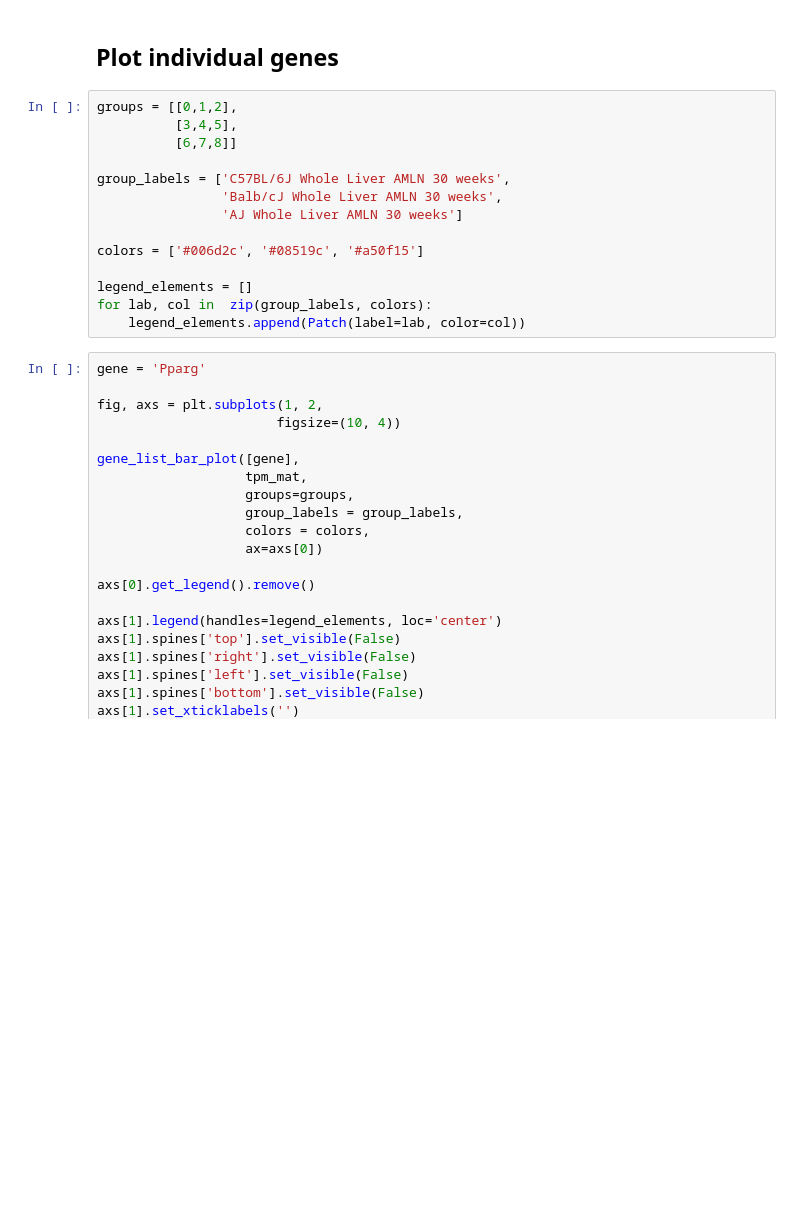
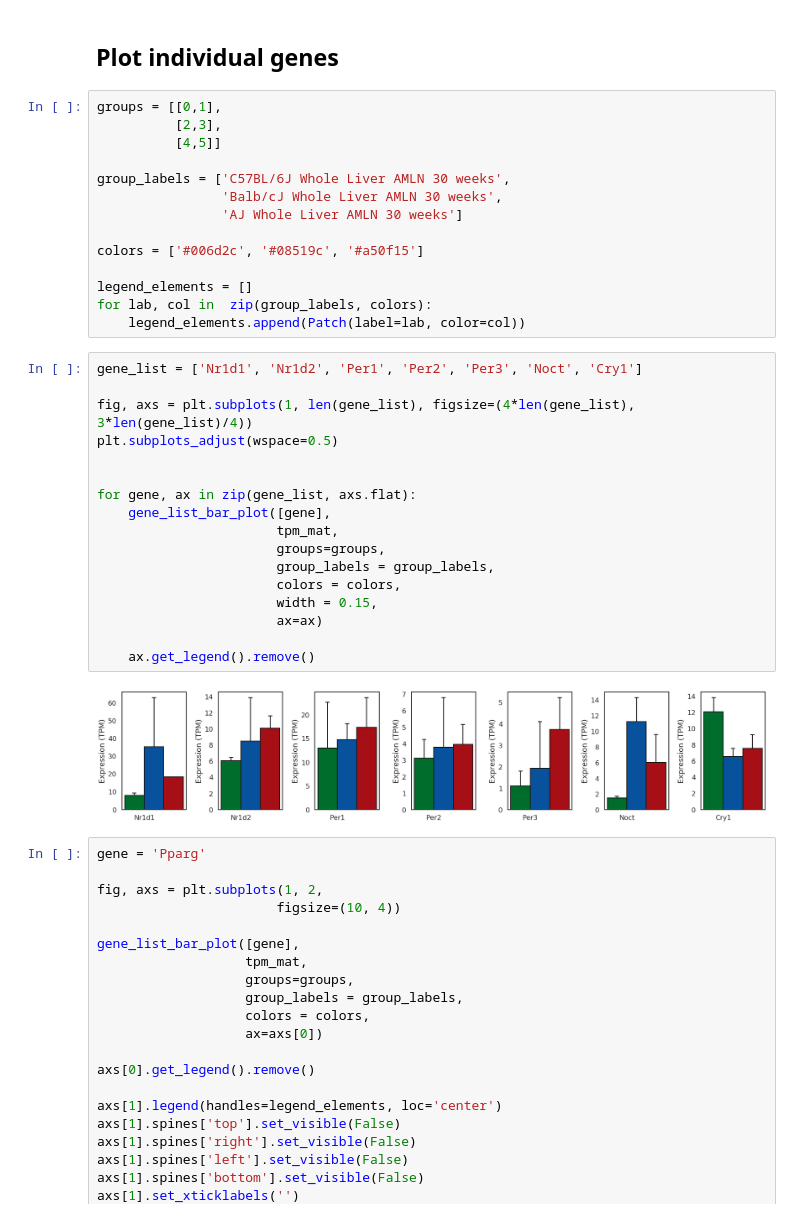
Before and after one commit to HunterBennett/strains_rna, a Jupyter notebook: results/WL03_Strains_CCl4_6weeks_WholeLiver_RNA.ipynb, the cells around one changed output. Cells and saved outputs as stored; diff of their text form; blank space fills up the shorter version.

```diff
--- a/results/WL03_Strains_CCl4_6weeks_WholeLiver_RNA.ipynb
+++ b/results/WL03_Strains_CCl4_6weeks_WholeLiver_RNA.ipynb
@@ -319,9 +320,9 @@ plt.savefig('./figures/diff_genes_union_ligands_clustermap_zscore.png', bbox_inc
 # %% [markdown]
 ## Plot individual genes
 # %%
-groups = [[0,1,2],
-          [3,4,5],
-          [6,7,8]]
+groups = [[0,1],
+          [2,3],
+          [4,5]]
 
 group_labels = ['C57BL/6J Whole Liver AMLN 30 weeks',
                 'Balb/cJ Whole Liver AMLN 30 weeks',
@@ -332,6 +333,25 @@ colors = ['#006d2c', '#08519c', '#a50f15']
 legend_elements = []
 for lab, col in  zip(group_labels, colors):
     legend_elements.append(Patch(label=lab, color=col))
+# %%
+gene_list = ['Nr1d1', 'Nr1d2', 'Per1', 'Per2', 'Per3', 'Noct', 'Cry1']
+
+fig, axs = plt.subplots(1, len(gene_list), figsize=(4*len(gene_list), 3*len(gene_list)/4))
+plt.subplots_adjust(wspace=0.5)
+
+
+for gene, ax in zip(gene_list, axs.flat):
+    gene_list_bar_plot([gene],
+                       tpm_mat,
+                       groups=groups,
+                       group_labels = group_labels,
+                       colors = colors,
+                       width = 0.15,
+                       ax=ax)
+
+    ax.get_legend().remove()
+# %% [output]
+[figure, added]
 # %%
 gene = 'Pparg'
 
```
Also changed, not shown: parts of 6 cells of this notebook, 24 other files.
